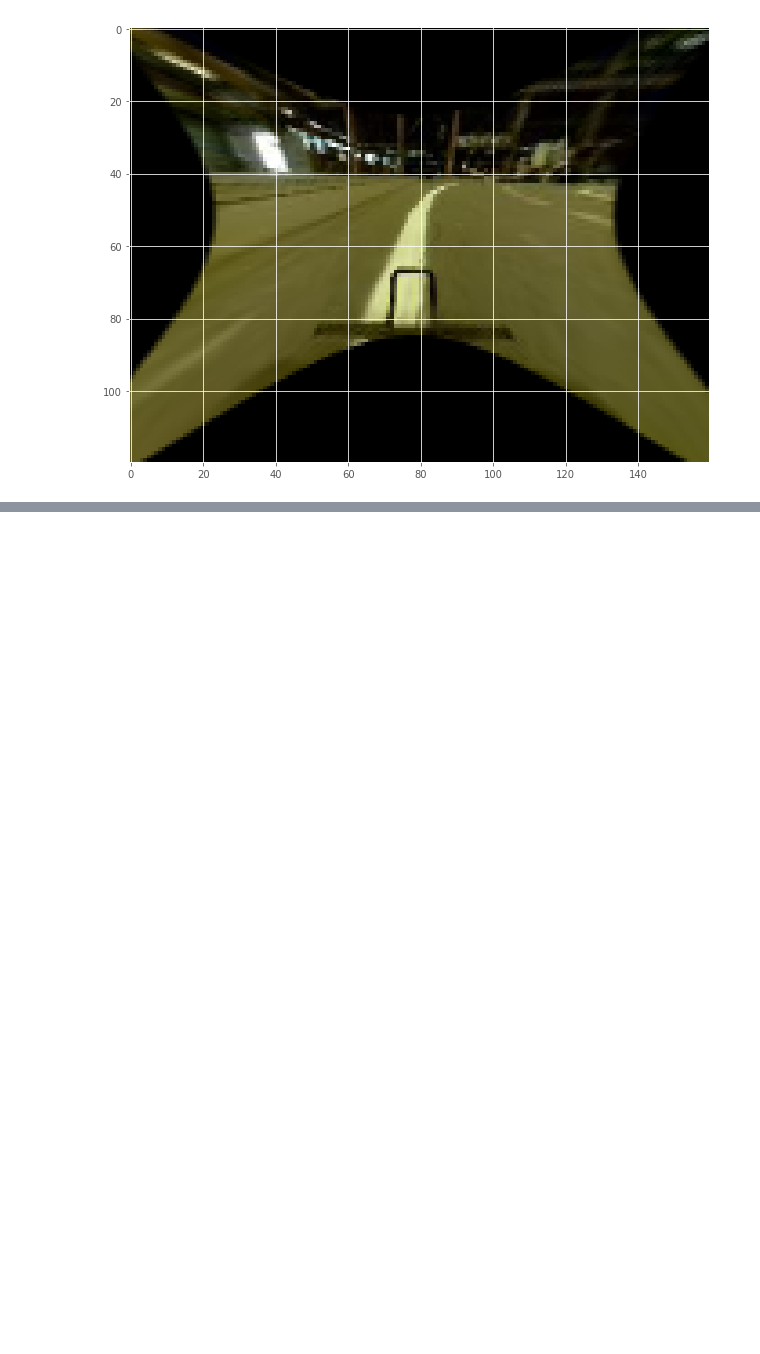
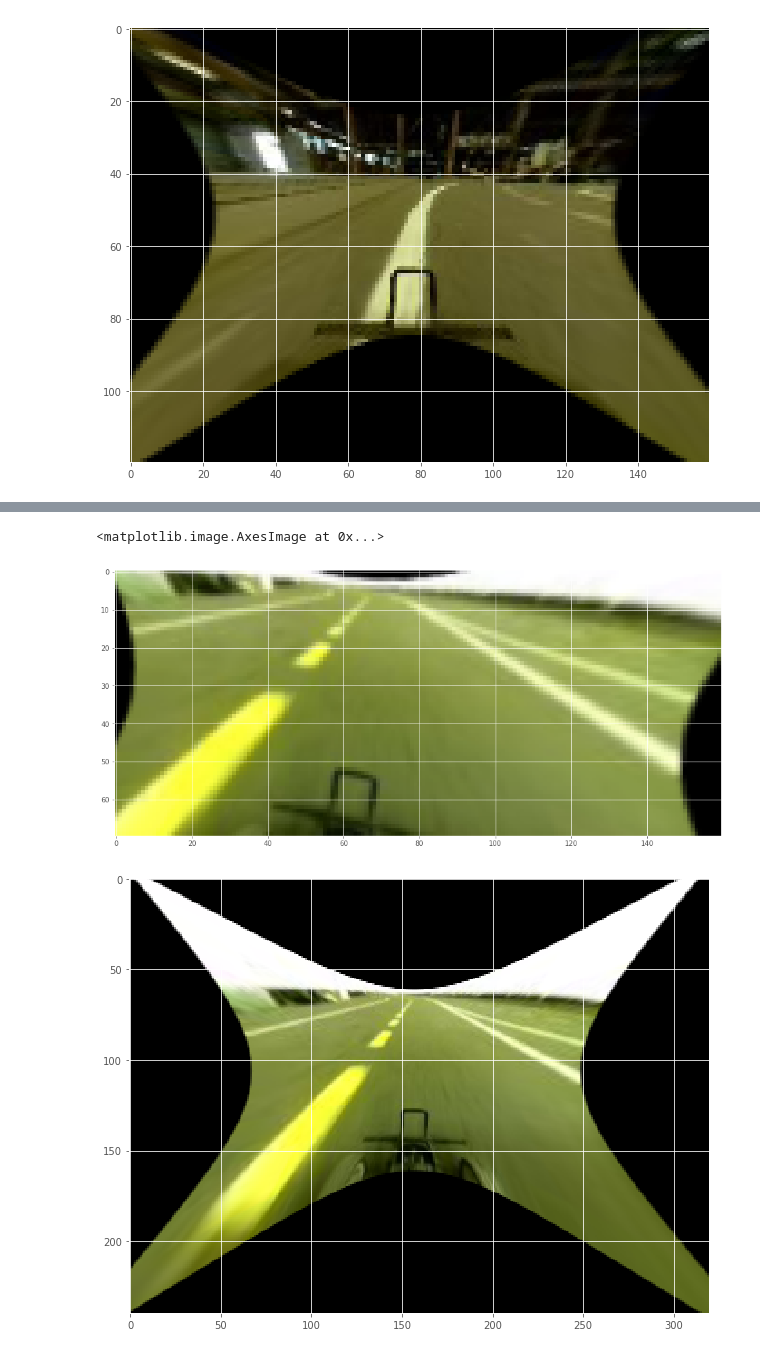
Before and after one commit to test-v1/notebooks-1, a Jupyter notebook: donkeycar/Transform.ipynb, the cells around one changed output, grey strips where cells are left out. Cells and saved outputs as stored; diff of their text form; code cells hidden in the pictures; blank space fills up the shorter version.

```diff
--- a/donkeycar/Transform.ipynb
+++ b/donkeycar/Transform.ipynb
@@ -423,0 +453,27 @@ plt.imshow(img)
+# %%
+import numpy as np
+import cv2
+
+src = np.array([(661, 526), (872,523), (917,647), (623,658)], dtype = "float32")
+dst = np.array([(609,541), (824,512), (877,625), (581,685)], dtype = "float32")
+src = src/5
+dst = dst/5
+# M = cv2.getPerspectiveTransform(src, dst)
+M = cv2.getPerspectiveTransform(dst,src)
+img = np.asarray(Image.open('../../donkeycar/d2/pics/13_cam-image_array_.jpg'))
+img = cv2.resize(img, (160*2, 120*2), interpolation=cv2.INTER_LINEAR)
+img = np.asarray(img)
+img = undistort(img, balance=0.9)
+
+img_out = cv2.warpPerspective(img, M, (320, 240))
+cv2.imwrite('../../donkeycar/d2/pics/out.jpg', img_out)
+img_out = img_out[59:151, 81:291,:]
+img_out = cv2.resize(img_out, (160,70), interpolation=cv2.INTER_LINEAR)
+plt.imshow(img_out)
+
+plt.figure()
+plt.imshow(img)
+# %% [output]
+<matplotlib.image.AxesImage at 0x...>
+[figure, added]
+[figure, added]
```
Also changed, not shown: parts of 4 cells of this notebook, 1 other file.
